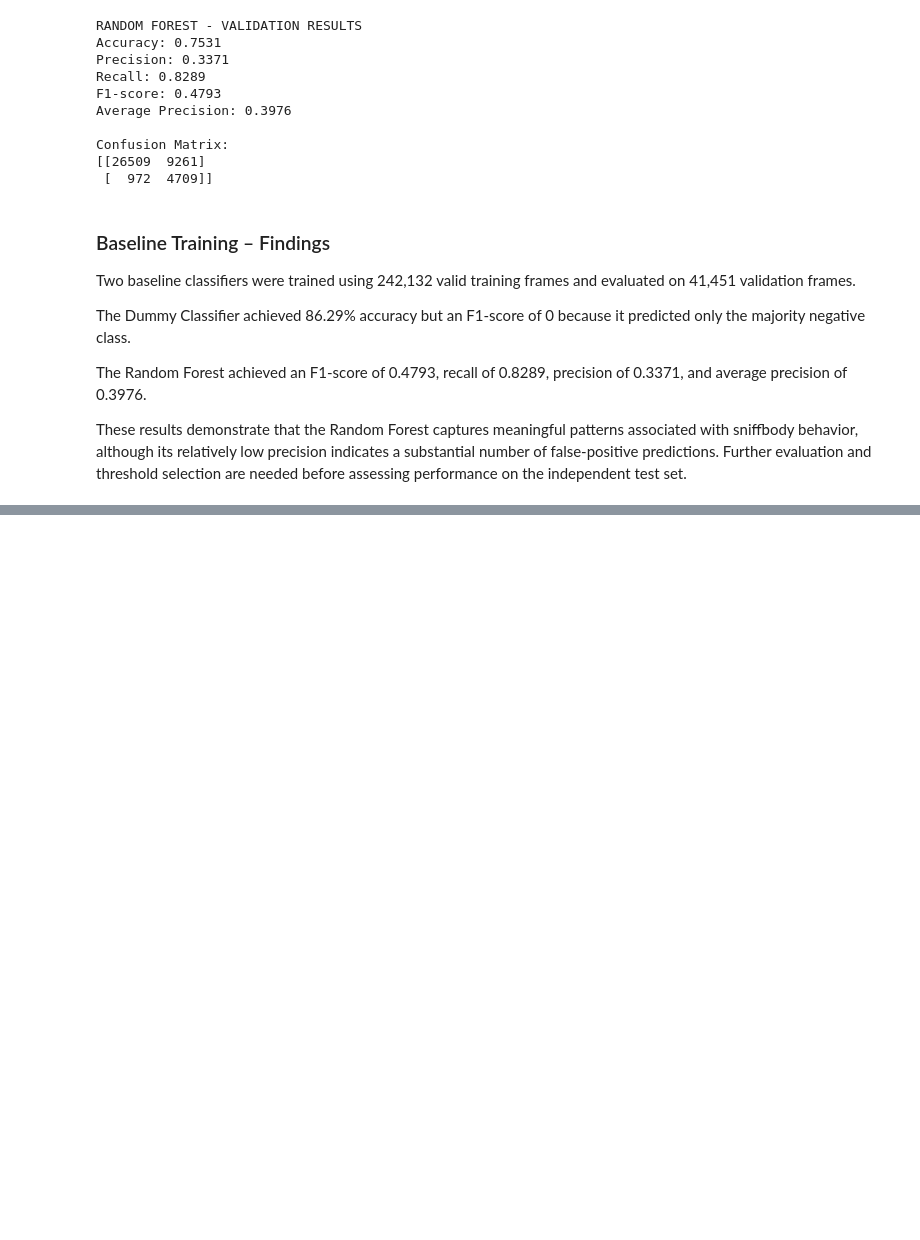
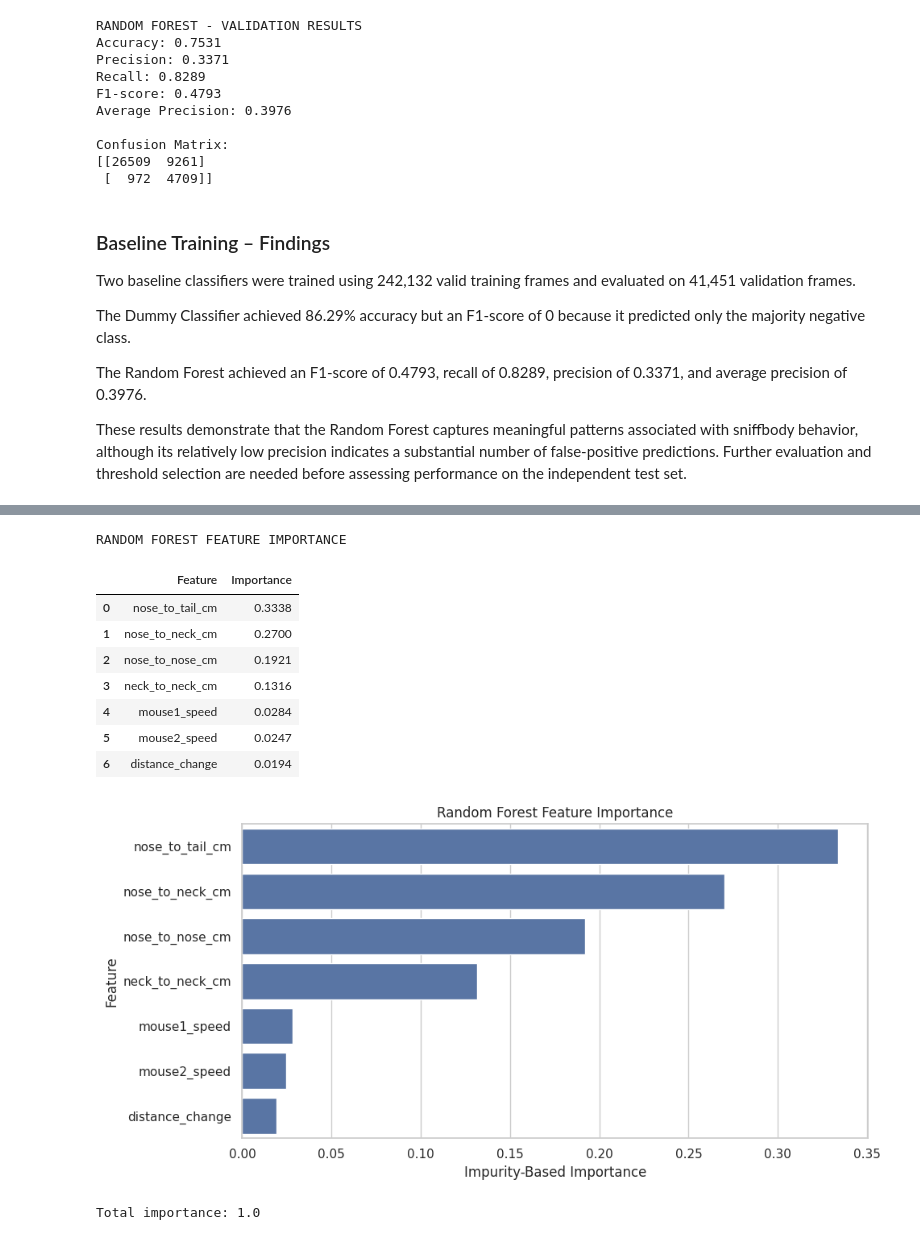
Before and after one commit to aytug-guler/GROUP19_CENG313, a Jupyter notebook: assignment1_eda_baseline.ipynb, the cells around one changed output, grey strips where cells are left out. Saved outputs shown, nothing was run; the diff lists cells and outputs as text; code cells hidden in the pictures; blank space fills up the shorter version.

```diff
--- a/assignment1_eda_baseline.ipynb
+++ b/assignment1_eda_baseline.ipynb
@@ -2034,0 +2251,46 @@ These results demonstrate that the Random Forest captures meaningful patterns as
+# %%
+
+# Analyze Random Forest feature importance
+
+feature_importance = pd.DataFrame({
+    "Feature": FEATURE_COLUMNS,
+    "Importance": rf_model.feature_importances_
+}).sort_values(
+    "Importance",
+    ascending=False
+).reset_index(drop=True)
+
+print("RANDOM FOREST FEATURE IMPORTANCE")
+display(feature_importance.round(4))
+
+plt.figure(figsize=(10, 5))
+
+sns.barplot(
+    data=feature_importance,
+    x="Importance",
+    y="Feature"
+)
+
+plt.title("Random Forest Feature Importance")
+plt.xlabel("Impurity-Based Importance")
+plt.ylabel("Feature")
+
+plt.tight_layout()
+plt.show()
+
+print(
+    "\nTotal importance:",
+    round(feature_importance["Importance"].sum(), 4)
+)
+# %% [output]
+RANDOM FOREST FEATURE IMPORTANCE
+|  | Feature | Importance |
+| 0 | nose_to_tail_cm | 0.3338 |
+| 1 | nose_to_neck_cm | 0.2700 |
+| 2 | nose_to_nose_cm | 0.1921 |
+| 3 | neck_to_neck_cm | 0.1316 |
+| 4 | mouse1_speed | 0.0284 |
+| 5 | mouse2_speed | 0.0247 |
+| 6 | distance_change | 0.0194 |
+[figure, added]
+Total importance: 1.0
```
Also changed, not shown: parts of 16 cells of this notebook.
